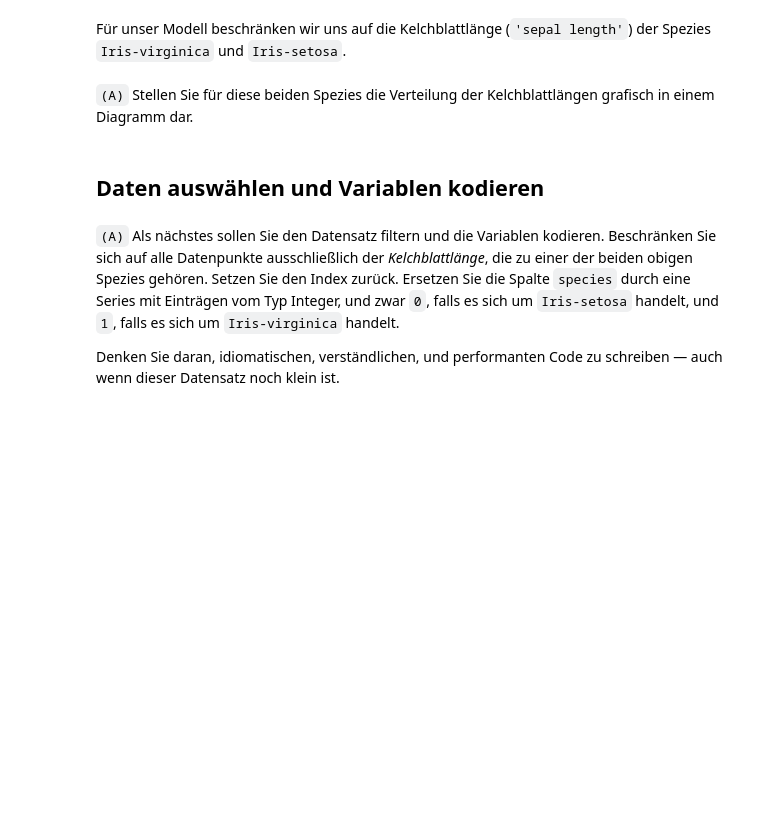
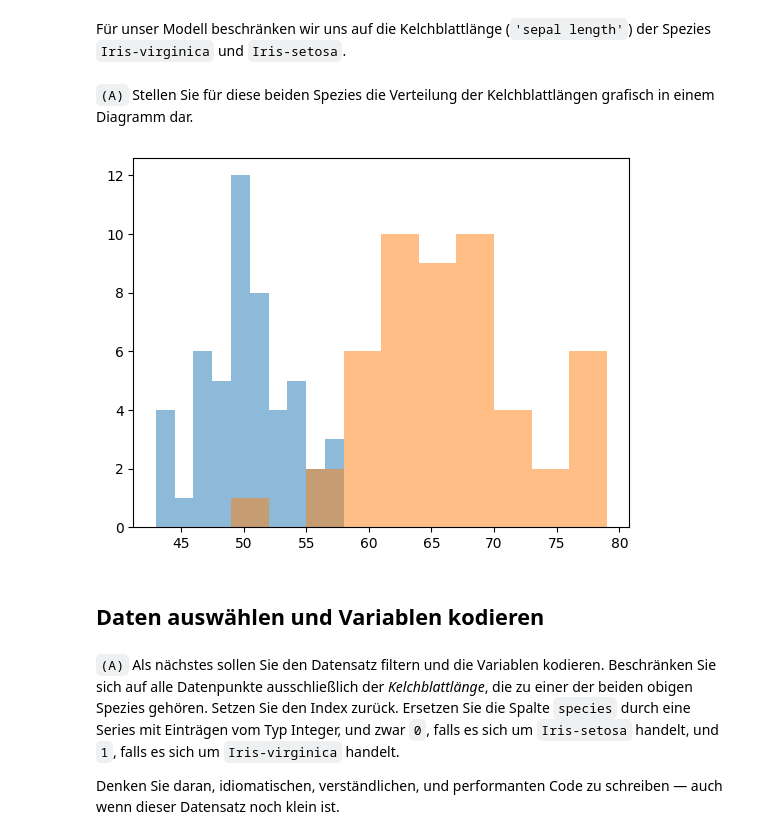
Before and after one commit to TimJoest/Datascience_2, a Jupyter notebook: MNM/Vorlesung/Pandas/7_models/Logistisches_Modell.ipynb, the cells around one changed output. Drawn from its saved outputs; the diff is of its cells as text; code cells hidden in the pictures; blank space fills up the shorter version.

```diff
--- a/MNM/Vorlesung/Pandas/7_models/Logistisches_Modell.ipynb
+++ b/MNM/Vorlesung/Pandas/7_models/Logistisches_Modell.ipynb
@@ -26,8 +26,17 @@ df_iris = pd.read_csv(data_file.resolve(), header=None)
 # %% [markdown]
 Für diese Aufgabe benötigen Sie einen eindimensionalen Datensatz, dem genau ein binäres Label zugeordnet ist. In den Spalten sind die folgenden Größen in dieser Reihenfolge enthalten:
 # %%
-column_names = ["sepal length", "sepal width", 'petal length', 'petal width', 'species']
+column_names = ["sepal_length", "sepal_width", 'petal_length', 'petal_width', 'species']
 # %% [markdown]
 `(A)` Ordnen zunächst dem DataFrame die Spaltennamen zu. Prüfen Sie die Datentypen und passen Sie sie ggf. an. Beachten Sie insbesondere die Spalte `'species'` und setzen Sie dafür einen kategorischen Datentyp (`pd.CategoricalDtype`).
 # %%
-...
+df_iris.loc[:, :3] = df_iris.loc[:, :3].transform(lambda x: x * 10).astype(np.int8)
+
+df_iris = (
+    df_iris
+    .rename(columns=dict(enumerate(column_names)))
+    .astype({'sepal_length': np.int8, 'sepal_width': np.int8, 'petal_length': np.int8, 'petal_width': np.int8,
+        'species': pd.CategoricalDtype(categories=['Iris-setosa', 'Iris-versicolor', 'Iris-virginica'])})
+)
+
+df_iris.info()
@@ -36,7 +58,22 @@ Für unser Modell beschränken wir uns auf die Kelchblattlänge (`'sepal length'
 # %% [markdown]
 `(A)`  Stellen Sie für diese beiden Spezies die Verteilung der Kelchblattlängen grafisch in einem Diagramm dar.
 # %%
-...
+"""species = df_iris.groupby('species')
+virginica = species.get_group('Iris-virginica')
+setosa = species.get_group('Iris-setosa')
+
+fig = plt.figure(figsize=(10, 10))
+ax = fig.add_subplot(111)
+ax.hist(setosa['sepal_length'], bins=10)
+ax.hist(virginica['sepal_length'], bins=10)"""
+
+quantity = 'sepal_length'
+species = ['Iris-setosa', 'Iris-virginica']
+
+for s in species:
+    plt.hist(df_iris[df_iris['species'] == s][quantity], bins=10, alpha=0.5, label=s)
+# %% [output]
+[figure, added]
 # %% [markdown]
 ## Daten auswählen und Variablen kodieren
 # %% [markdown]
```
Also changed, not shown: parts of 8 cells of this notebook, 2 other files.
